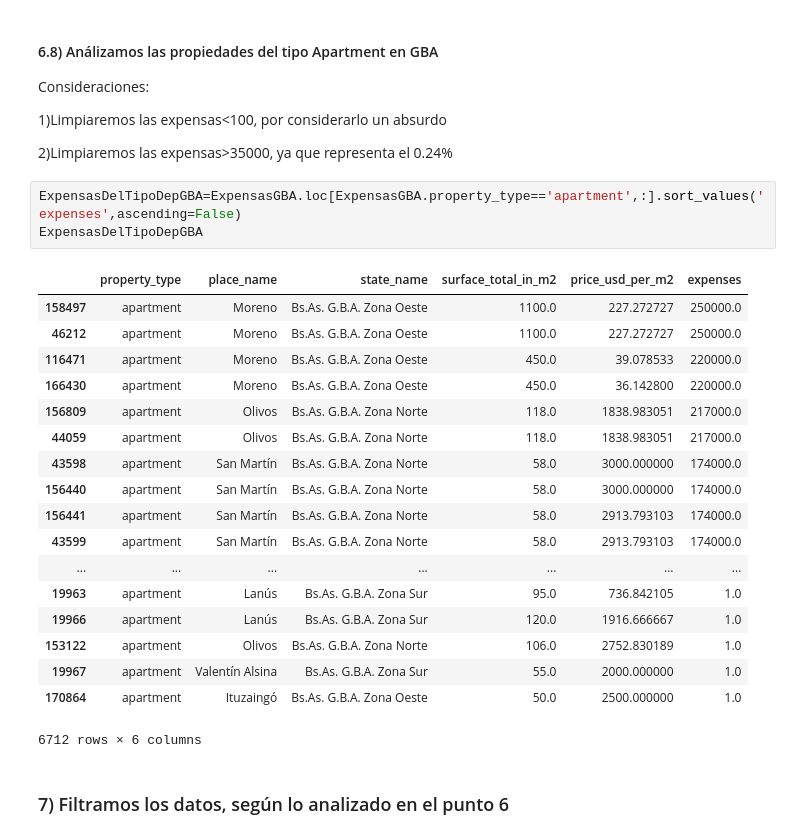
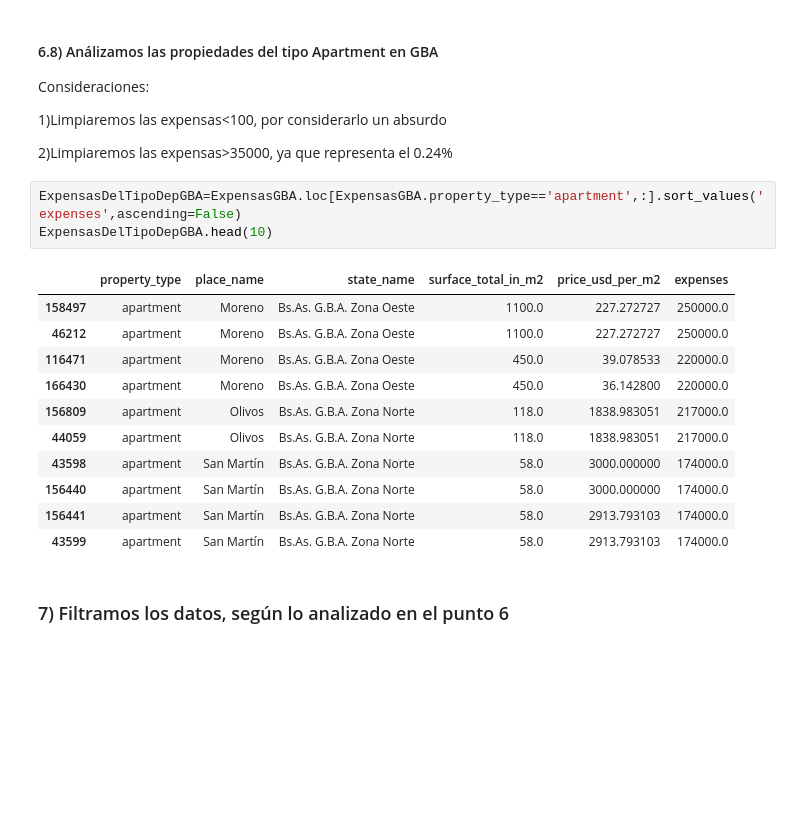
Before and after one commit to ariel55/survivingdata, a Jupyter notebook: yuri.ipynb, the cells around one changed output. Cells and saved outputs as stored; diff of their text form; blank space fills up the shorter version.

```diff
--- a/yuri.ipynb
+++ b/yuri.ipynb
@@ -611,26 +626,19 @@ Consideraciones:
 2)Limpiaremos las expensas>35000, ya que representa el 0.24%
 # %%
 ExpensasDelTipoDepGBA=ExpensasGBA.loc[ExpensasGBA.property_type=='apartment',:].sort_values('expenses',ascending=False)
-ExpensasDelTipoDepGBA
+ExpensasDelTipoDepGBA.head(10)
 # %% [output]
 |  | property_type | place_name | state_name | surface_total_in_m2 | price_usd_per_m2 | expenses |
 | 158497 | apartment | Moreno | Bs.As. G.B.A. Zona Oeste | 1100.0 | 227.272727 | 250000.0 |
 | 46212 | apartment | Moreno | Bs.As. G.B.A. Zona Oeste | 1100.0 | 227.272727 | 250000.0 |
 | 116471 | apartment | Moreno | Bs.As. G.B.A. Zona Oeste | 450.0 | 39.078533 | 220000.0 |
 | 166430 | apartment | Moreno | Bs.As. G.B.A. Zona Oeste | 450.0 | 36.142800 | 220000.0 |
 | 156809 | apartment | Olivos | Bs.As. G.B.A. Zona Norte | 118.0 | 1838.983051 | 217000.0 |
 | 44059 | apartment | Olivos | Bs.As. G.B.A. Zona Norte | 118.0 | 1838.983051 | 217000.0 |
 | 43598 | apartment | San Martín | Bs.As. G.B.A. Zona Norte | 58.0 | 3000.000000 | 174000.0 |
 | 156440 | apartment | San Martín | Bs.As. G.B.A. Zona Norte | 58.0 | 3000.000000 | 174000.0 |
 | 156441 | apartment | San Martín | Bs.As. G.B.A. Zona Norte | 58.0 | 2913.793103 | 174000.0 |
 | 43599 | apartment | San Martín | Bs.As. G.B.A. Zona Norte | 58.0 | 2913.793103 | 174000.0 |
-| ... | ... | ... | ... | ... | ... | ... |
-| 19963 | apartment | Lanús | Bs.As. G.B.A. Zona Sur | 95.0 | 736.842105 | 1.0 |
-| 19966 | apartment | Lanús | Bs.As. G.B.A. Zona Sur | 120.0 | 1916.666667 | 1.0 |
-| 153122 | apartment | Olivos | Bs.As. G.B.A. Zona Norte | 106.0 | 2752.830189 | 1.0 |
-| 19967 | apartment | Valentín Alsina | Bs.As. G.B.A. Zona Sur | 55.0 | 2000.000000 | 1.0 |
-| 170864 | apartment | Ituzaingó | Bs.As. G.B.A. Zona Oeste | 50.0 | 2500.000000 | 1.0 |
-6712 rows × 6 columns
 # %% [markdown]
 ### 7) Filtramos los datos, según lo analizado en el punto 6
 # %%
```
Also changed, not shown: parts of 45 cells of this notebook.
